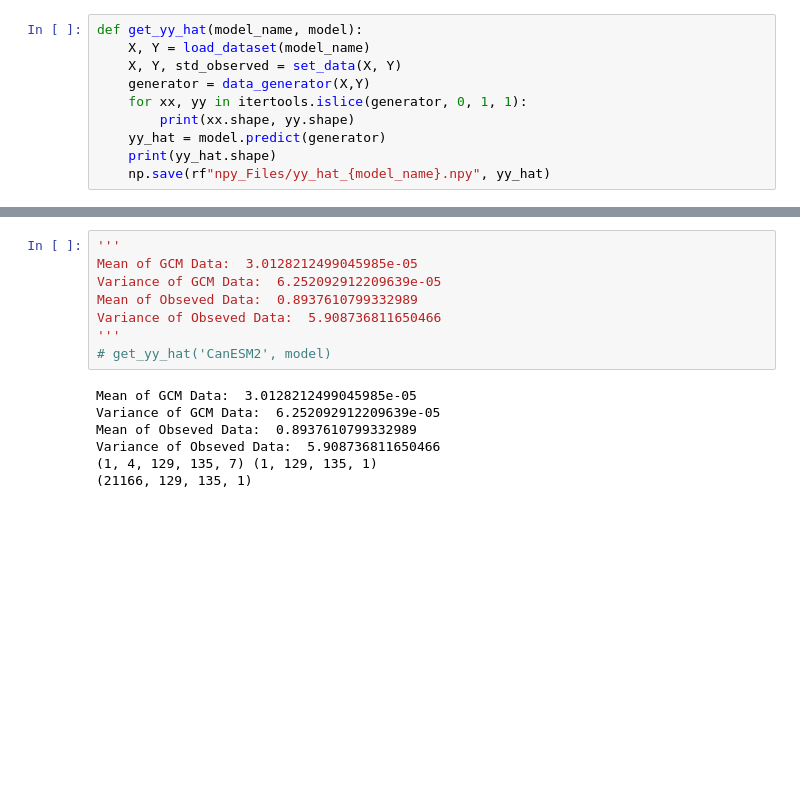
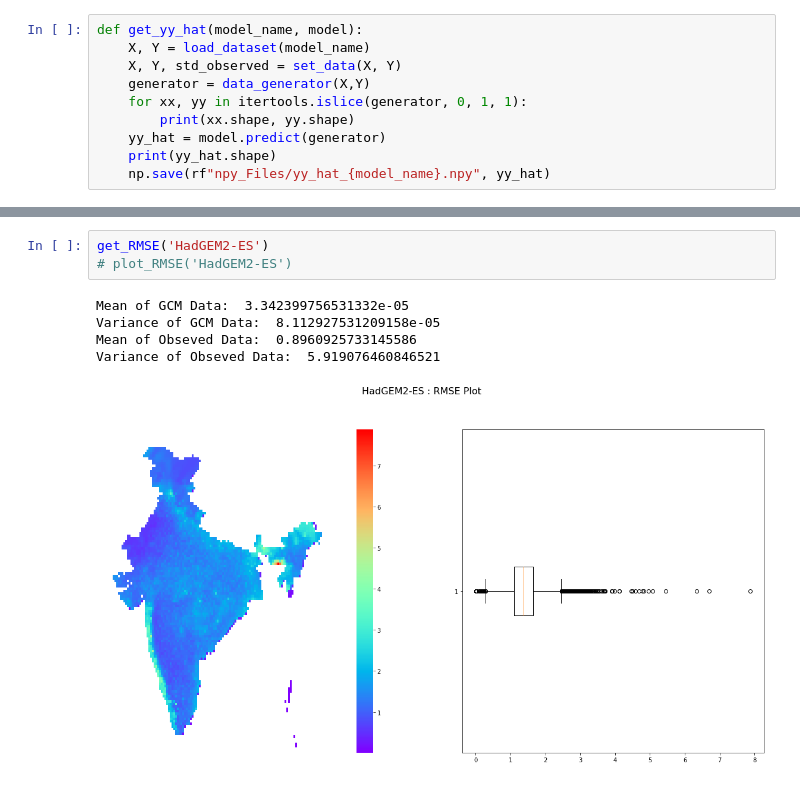
Before and after one commit to dubeysarth/Downscaling_AugmentedConvLSTM, a Jupyter notebook: 04_Testing_Stacks/Testing.ipynb, the cells around one changed output, grey strips where cells are left out. Drawn from its saved outputs; the diff is of its cells as text; blank space fills up the shorter version.

```diff
--- a/04_Testing_Stacks/Testing.ipynb
+++ b/04_Testing_Stacks/Testing.ipynb
@@ -65,18 +139,12 @@ This message will be only logged once.
-# %%
-'''
-Mean of GCM Data:  3.0128212499045985e-05
-Variance of GCM Data:  6.252092912209639e-05
-Mean of Obseved Data:  0.8937610799332989
-Variance of Obseved Data:  5.908736811650466
-'''
-# get_yy_hat('CanESM2', model)
-# %% [output]
-Mean of GCM Data:  3.0128212499045985e-05
-Variance of GCM Data:  6.252092912209639e-05
-Mean of Obseved Data:  0.8937610799332989
-Variance of Obseved Data:  5.908736811650466
-(1, 4, 129, 135, 7) (1, 129, 135, 1)
-(21166, 129, 135, 1)
+# %%
+get_RMSE('HadGEM2-ES')
+# plot_RMSE('HadGEM2-ES')
+# %% [output]
+Mean of GCM Data:  3.342399756531332e-05
+Variance of GCM Data:  8.112927531209158e-05
+Mean of Obseved Data:  0.8960925733145586
+Variance of Obseved Data:  5.919076460846521
+[figure, added]
 # %%
 '''
 Mean of GCM Data:  3.2631670412100854e-05
```
Also changed, not shown: parts of 15 cells of this notebook, 15 other files.
